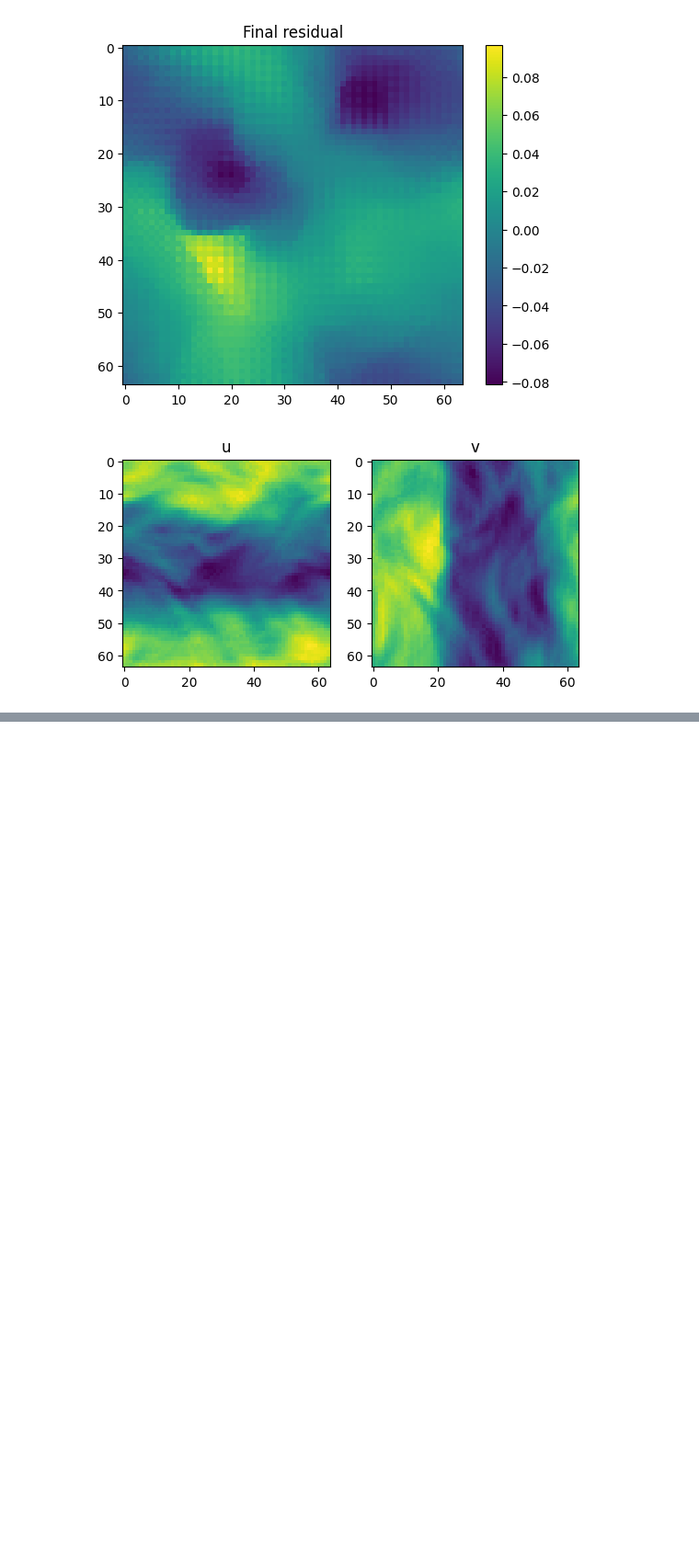
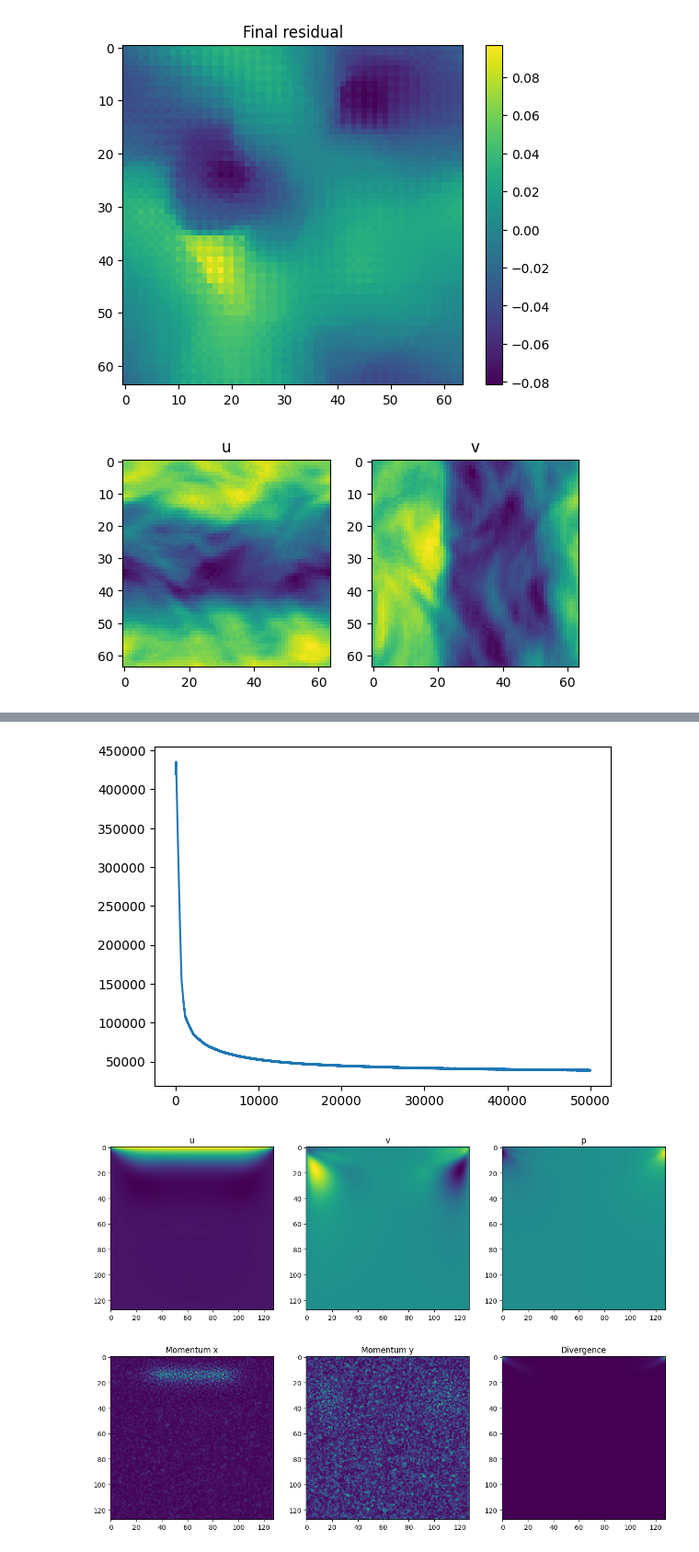
Before and after one commit to qiauil/ConvDO, a Jupyter notebook: README.ipynb, the cells around one changed output, grey strips where cells are left out. Shown: that part at 92% size. Drawn from its saved outputs; the diff is of its cells as text; code cells hidden in the pictures; blank space fills up the shorter version.

```diff
--- a/README.ipynb
+++ b/README.ipynb
@@ -135,0 +137,80 @@ plt.show()
+# %%
+from tqdm import tqdm
+
+class SteadyNS(FieldOperations):
+
+    def __init__(self, Re,order=2, device="cpu", dtype=torch.float32) -> None:
+        super().__init__(order, device, dtype)
+        self.Re=Re
+
+    def __call__(self,
+                 u:torch.Tensor,
+                 v:torch.Tensor,
+                 p:torch.Tensor,
+                 domain_u:Domain,
+                 domain_v:Domain,
+                 domain_p:Domain):
+        u=ScalarField(u,domain_u)
+        v=ScalarField(v,domain_v)
+        p=ScalarField(p,domain_p)
+        velocity=VectorValue(u,v)
+        viscosity=self.nabla2*velocity*(1/self.Re)
+        momentum_x=self.grad_x*u*u+self.grad_y*u*v+self.grad_x*p-viscosity.ux
+        momentum_y=self.grad_x*v*u+self.grad_y*v*v+self.grad_y*p-viscosity.uy
+        divergence=self.nabla@velocity
+        return momentum_x.value.abs(),momentum_y.value.abs(),divergence.value.abs()
+
+operator=SteadyNS(Re=10,order=2)
+
+N=128
+
+domain_u=Domain(
+    boundaries=[
+        DirichletBoundary(0.0),
+        DirichletBoundary(0.0),
+        DirichletBoundary(1.0),
+        DirichletBoundary(0.0)],
+    delta_x=1.0/N,
+    delta_y=1.0/N,)
+
+domain_v=Domain(boundaries=[DirichletBoundary(0.0)]*4,
+                delta_x=1.0/N,
+                delta_y=1.0/N,)
+
+domain_p=Domain(boundaries=[NeumannBoundary(0.0)]*4,
+                delta_x=1.0/N,
+                delta_y=1.0/N,)
+
+uvp=torch.zeros((3,N,N),requires_grad=True)
+optimizer = torch.optim.Adam([uvp],lr=0.001)
+losses=[]
+p_bar=tqdm(range(50000))
+for i in p_bar:
+    optimizer.zero_grad()
+    m_x,m_y,c=operator(uvp[0],uvp[1],uvp[2],domain_u,domain_v,domain_p)
+    loss=m_x.sum()+m_y.sum()+c.sum()
+    loss.backward()
+    optimizer.step()
+    losses.append(loss.item())
+    p_bar.set_description("Loss: {:.3f}".format(loss.item()))
+plt.plot(losses)
+
+channel_names=["u","v","p"]
+fig,ax=plt.subplots(1,3,figsize=(15,5))
+for i in range(3):
+    ax[i].imshow(uvp[i].detach().numpy())
+    ax[i].set_title(channel_names[i])
+plt.show()
+
+channel_names=["Momentum x","Momentum y","Divergence"]
+residuals=operator(uvp[0],uvp[1],uvp[2],domain_u,domain_v,domain_p)
+fig,ax=plt.subplots(1,3,figsize=(15,5))
+for i in range(3):
+    ax[i].imshow(residuals[i].detach().numpy().squeeze().squeeze())
+    ax[i].set_title(channel_names[i])
+
+plt.show()
+# %% [output]
+[figure, added]
+[figure, added]
+[figure, added]
```
Also changed, not shown: parts of 2 cells of this notebook, 7 other files.
